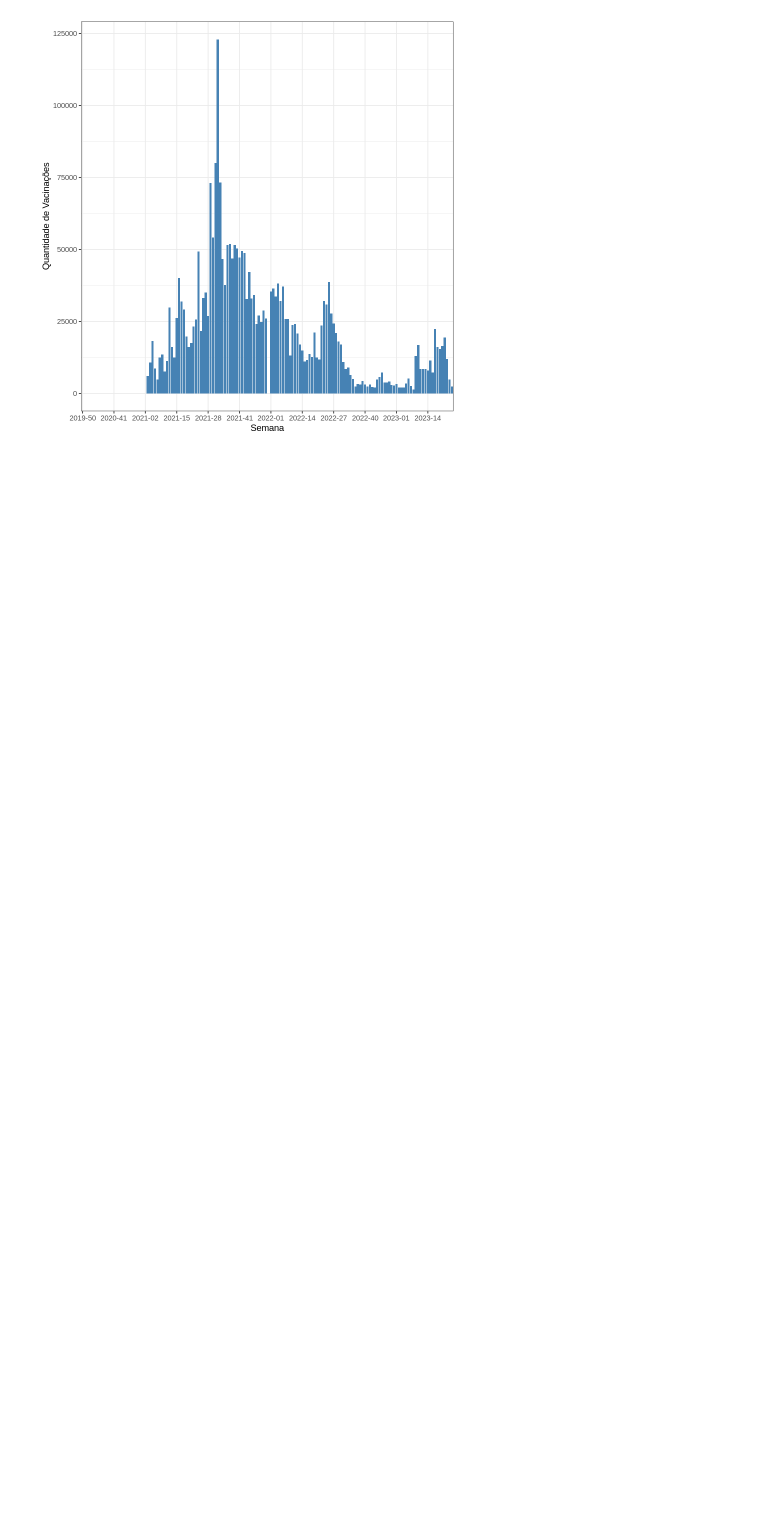
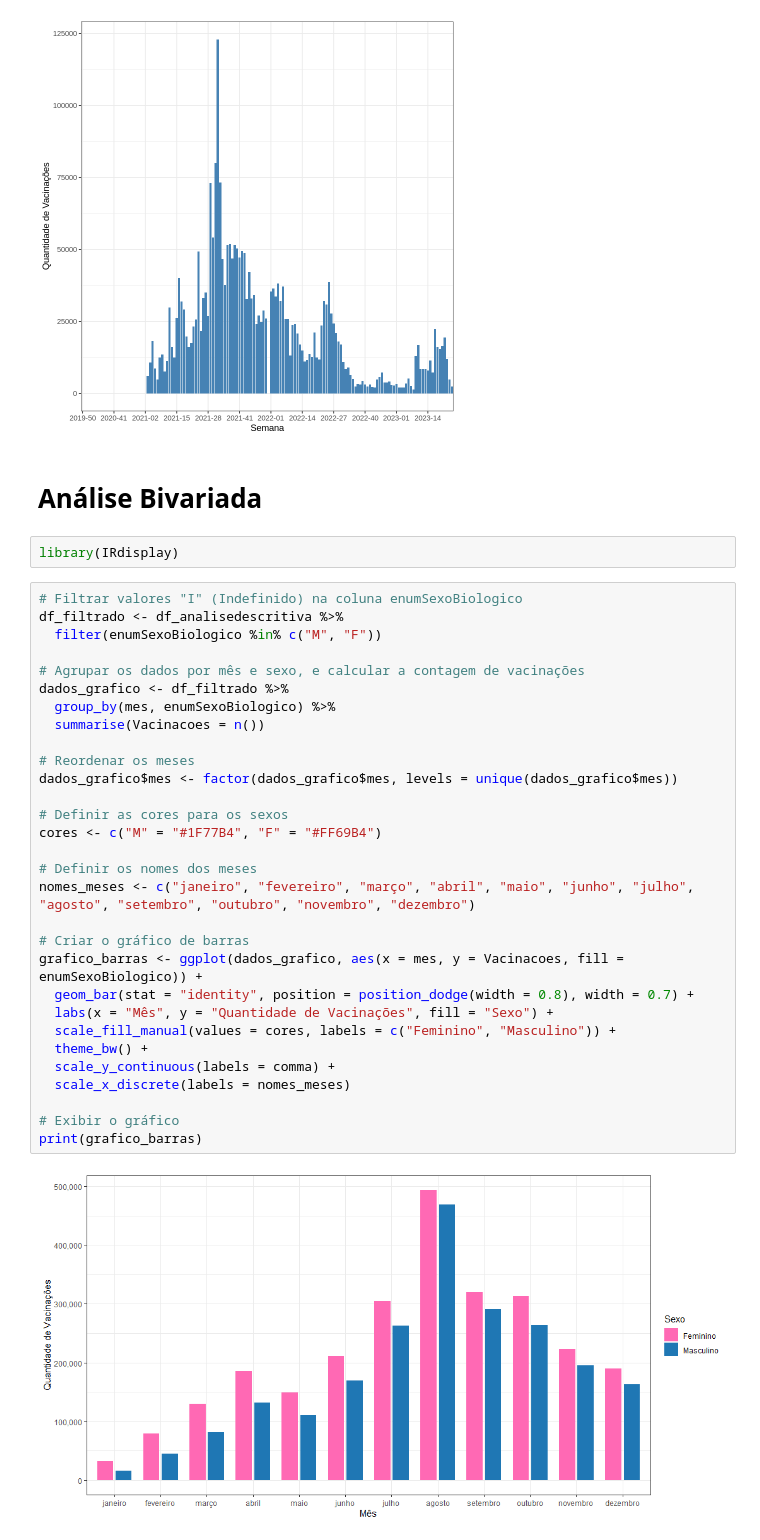
Before and after one commit to zSplath/Estatistica, a Jupyter notebook: Estatistica_Descritiva_Probabilidade_Distrito_Federal.ipynb, the cells around one changed output. Saved outputs shown, nothing was run; the diff lists cells and outputs as text; blank space fills up the shorter version.

```diff
--- a/Estatistica_Descritiva_Distrito_Federal.ipynb
+++ b/Estatistica_Descritiva_Probabilidade_Distrito_Federal.ipynb
@@ -419,3 +419,39 @@ grafico_vacinacoes <- ggplot(dados_grafico, aes(x = Semana, y = Vacinacoes)) +
 print(grafico_vacinacoes)
 # %% [output]
 [figure]
+# %% [markdown]
+# Análise Bivariada
+# %%
+library(IRdisplay)
+# %%
+# Filtrar valores "I" (Indefinido) na coluna enumSexoBiologico
+df_filtrado <- df_analisedescritiva %>%
+  filter(enumSexoBiologico %in% c("M", "F"))
+
+# Agrupar os dados por mês e sexo, e calcular a contagem de vacinações
+dados_grafico <- df_filtrado %>%
+  group_by(mes, enumSexoBiologico) %>%
+  summarise(Vacinacoes = n())
+
+# Reordenar os meses
+dados_grafico$mes <- factor(dados_grafico$mes, levels = unique(dados_grafico$mes))
+
+# Definir as cores para os sexos
+cores <- c("M" = "#1F77B4", "F" = "#FF69B4")
+
+# Definir os nomes dos meses
+nomes_meses <- c("janeiro", "fevereiro", "março", "abril", "maio", "junho", "julho", "agosto", "setembro", "outubro", "novembro", "dezembro")
+
+# Criar o gráfico de barras
+grafico_barras <- ggplot(dados_grafico, aes(x = mes, y = Vacinacoes, fill = enumSexoBiologico)) +
+  geom_bar(stat = "identity", position = position_dodge(width = 0.8), width = 0.7) +
+  labs(x = "Mês", y = "Quantidade de Vacinações", fill = "Sexo") +
+  scale_fill_manual(values = cores, labels = c("Feminino", "Masculino")) +
+  theme_bw() +
+  scale_y_continuous(labels = comma) +
+  scale_x_discrete(labels = nomes_meses)
+
+# Exibir o gráfico
+print(grafico_barras)
+# %% [output]
+[figure, added]
```
Also changed, not shown: parts of 14 cells of this notebook.
